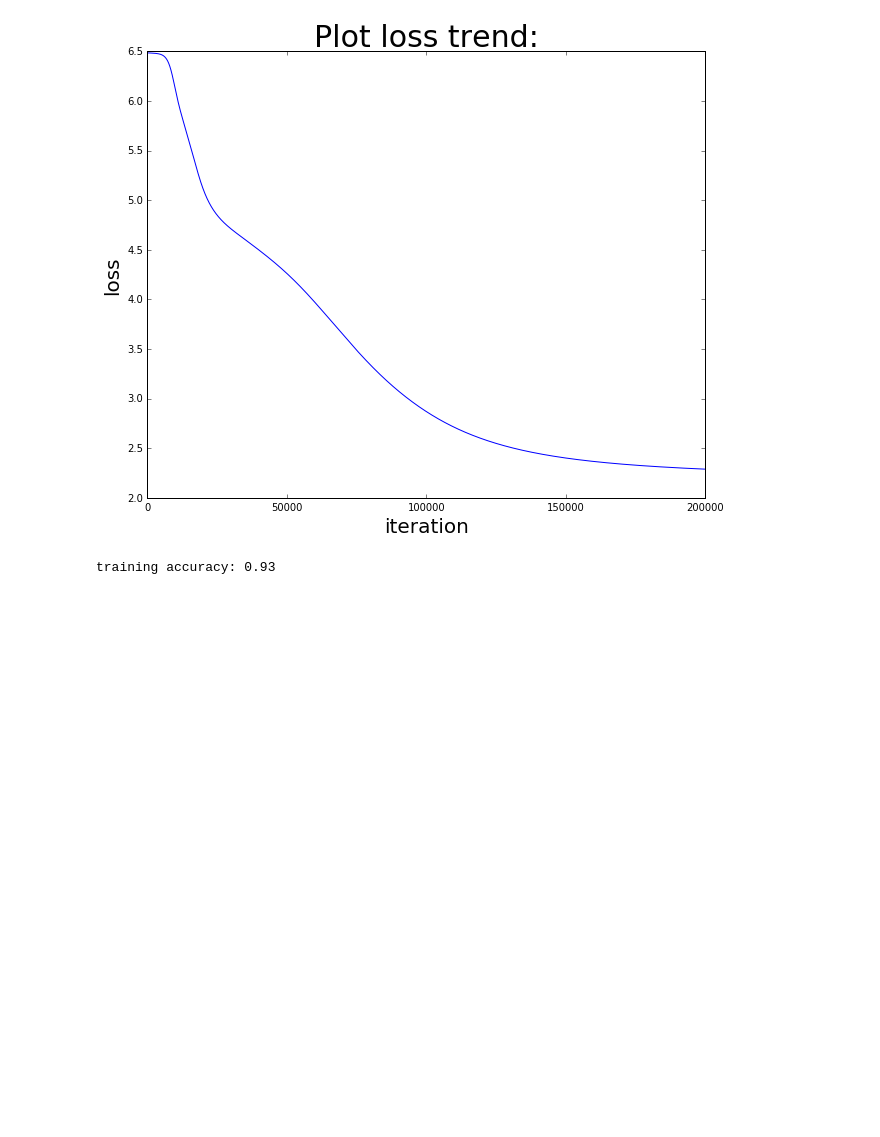
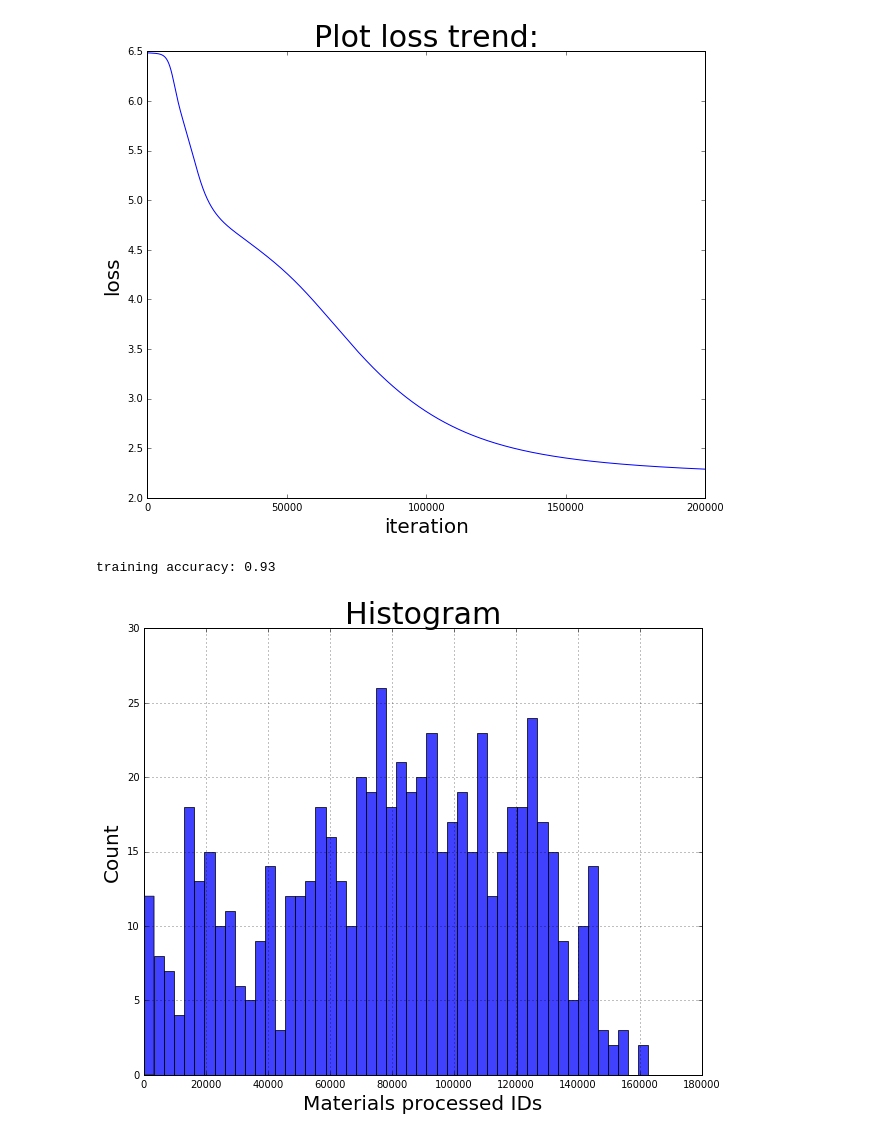
Before and after one commit to Piccettino/VarGroup-hackaton-may2017, a Jupyter notebook: Autoencoder-NO_TF.ipynb, the cells around one changed output. Saved outputs shown, nothing was run; the diff lists cells and outputs as text; code cells hidden in the pictures; blank space fills up the shorter version.

```diff
--- a/Autoencoder-NO_TF.ipynb
+++ b/Autoencoder-NO_TF.ipynb
@@ -148,3 +151,16 @@ predicted_class = np.argmax(scores, axis=1)
 print 'training accuracy: %.2f' % (np.mean(predicted_class == y))
 # %% [output]
 training accuracy: 0.93
+# %%
+x = np.exp(12*df_data_1["Usura_mat_g"].values) - 1
+
+plt.hist(x, 50, facecolor='blue', alpha=0.75)
+
+plt.title('Histogram', fontsize=30)
+plt.xlabel('Materials processed IDs', fontsize=20)
+plt.ylabel('Count', fontsize=20)
+plt.grid(True)
+
+plt.show()
+# %% [output]
+[figure, added]
```
Also changed, not shown: parts of 4 cells of this notebook.
